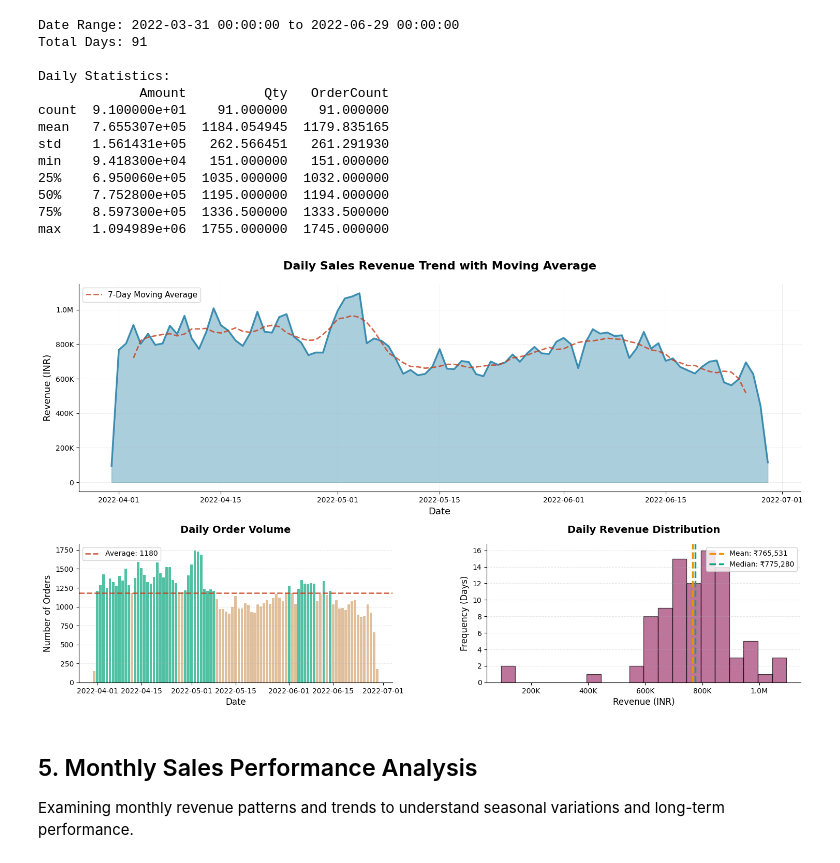
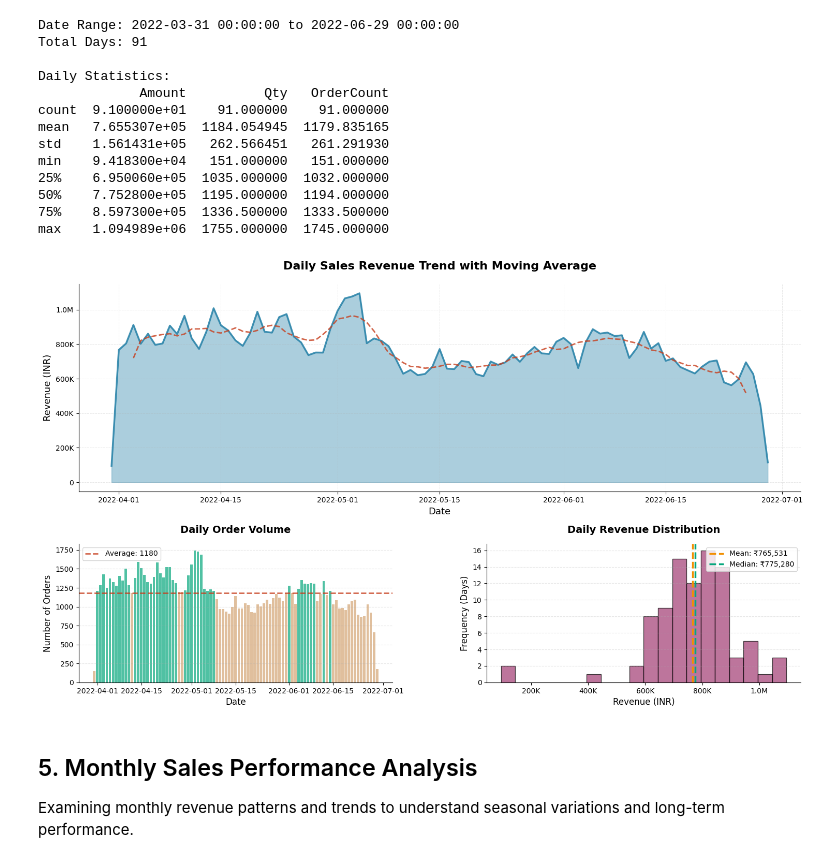
Before and after one commit to Jagaradoz/ecommerce-sales-analysis, a Jupyter notebook: notebooks/02_time_series_analysis.ipynb, the cells around one changed output. Saved outputs shown, nothing was run; the diff lists cells and outputs as text; code cells hidden in the pictures.

```diff
--- a/notebooks/02_time_series_analysis.ipynb
+++ b/notebooks/02_time_series_analysis.ipynb
@@ -205,7 +205,6 @@ ax1.yaxis.set_major_formatter(formatter)
 ax1.grid(True, alpha=0.3, linestyle='--', linewidth=0.7)
 ax1.spines['top'].set_visible(False)
 ax1.spines['right'].set_visible(False)
-ax1.legend(loc='upper left', fontsize=11)
 
 # Order count with bar chart
 ax2 = fig.add_subplot(gs[1, 0])
@@ -215,34 +214,34 @@ ax2.bar(daily_sales['Date'], daily_sales['OrderCount'], color=colors, alpha=0.7,
 ax2.axhline(y=daily_sales['OrderCount'].mean(), color='#C73E1D', linestyle='--',
             linewidth=2, alpha=0.8, label=f'Average: {daily_sales["OrderCount"].mean():.0f}')
 ax2.set_title('Daily Order Volume', fontsize=14, fontweight='bold', pad=15)
 ax2.set_xlabel('Date', fontsize=12)
 ax2.set_ylabel('Number of Orders', fontsize=12)
 ax2.grid(True, alpha=0.3, linestyle='--', axis='y')
 ax2.spines['top'].set_visible(False)
 ax2.spines['right'].set_visible(False)
 ax2.legend(loc='upper left', fontsize=10)
 
 # Revenue distribution histogram
 ax3 = fig.add_subplot(gs[1, 1])
 ax3.hist(daily_sales['Amount'], bins=20, color='#A23B72', alpha=0.7, edgecolor='black')
 ax3.axvline(x=daily_sales['Amount'].mean(), color='#F18F01', linestyle='--',
             linewidth=2.5, label=f'Mean: ₹{daily_sales["Amount"].mean():,.0f}')
 ax3.axvline(x=daily_sales['Amount'].median(), color='#06A77D', linestyle='--',
             linewidth=2.5, label=f'Median: ₹{daily_sales["Amount"].median():,.0f}')
 ax3.set_title('Daily Revenue Distribution', fontsize=14, fontweight='bold', pad=15)
 ax3.set_xlabel('Revenue (INR)', fontsize=12)
 ax3.set_ylabel('Frequency (Days)', fontsize=12)
 ax3.xaxis.set_major_formatter(formatter)
 ax3.grid(True, alpha=0.3, linestyle='--', axis='y')
 ax3.spines['top'].set_visible(False)
 ax3.spines['right'].set_visible(False)
 ax3.legend(loc='upper right', fontsize=10)
 
 plt.tight_layout()
 plt.savefig('../images/02_time_series_analysis/daily_sales_comprehensive.png', dpi=300, bbox_inches='tight')
 plt.show()
 # %% [output]
-[figure, old version]
+[figure, new version]
 # %% [markdown]
 ## 5. Monthly Sales Performance Analysis
 Examining monthly revenue patterns and trends to understand seasonal variations and long-term performance.
```
Also changed, not shown: 5 other files.
